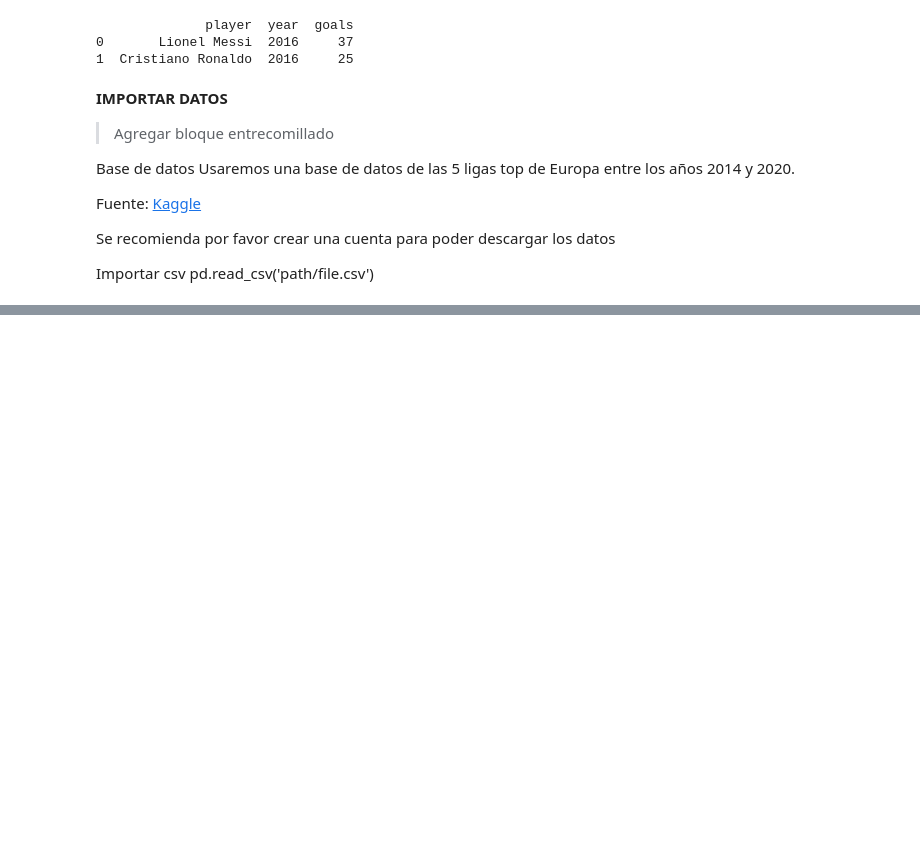
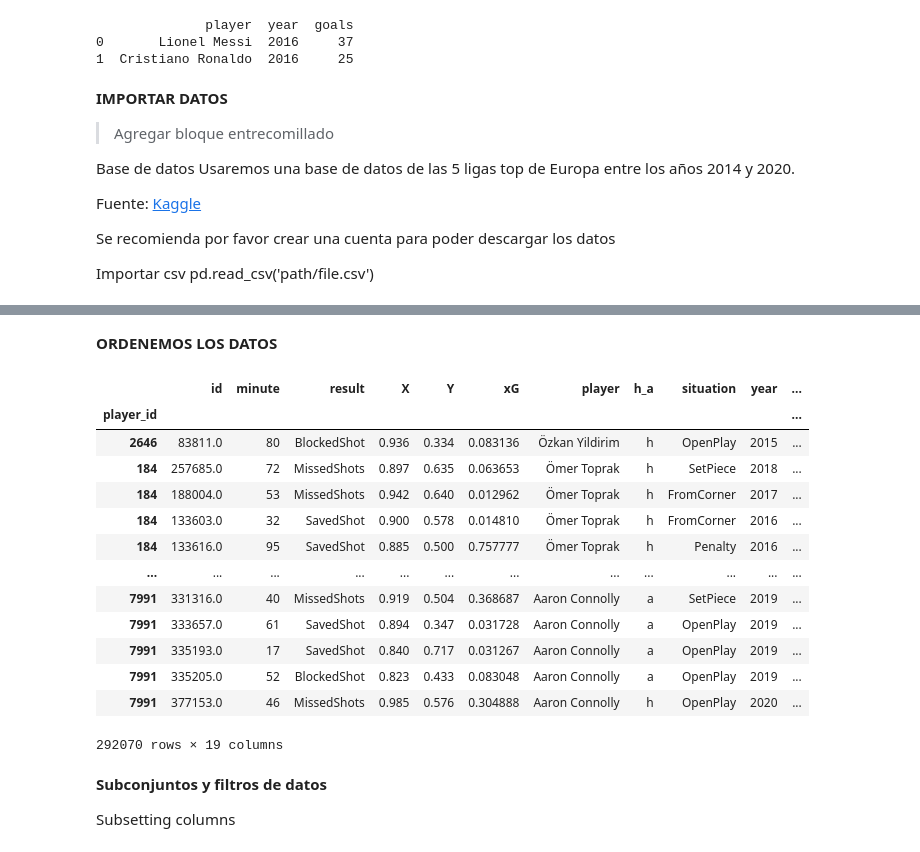
Before and after one commit to edelgado-1975/PandasOk, a Jupyter notebook: Trabajo en clase Ciencia de Datos.ipynb, the cells around one changed output, grey strips where cells are left out. Saved outputs shown, nothing was run; the diff lists cells and outputs as text; code cells hidden in the pictures; blank space fills up the shorter version.

```diff
--- a/Trabajo en clase Ciencia de Datos.ipynb
+++ b/Trabajo en clase Ciencia de Datos.ipynb
@@ -54,0 +100,3 @@ print(df)
+# %%
+df = pd.read_csv('sample_data/FullShotsData.csv', index_col='player_id')
+df
@@ -54,0 +173,19 @@ print(df)
+# %% [markdown]
+**ORDENEMOS LOS DATOS**
+# %%
+df.sort_values('player', ascending=False)
+# %% [output]
+|  | id | minute | result | X | Y | xG | player | h_a | situation | year | ... |
+| player_id |  |  |  |  |  |  |  |  |  |  | ... |
+| 2646 | 83811.0 | 80 | BlockedShot | 0.936 | 0.334 | 0.083136 | Özkan Yildirim | h | OpenPlay | 2015 | ... |
+| 184 | 257685.0 | 72 | MissedShots | 0.897 | 0.635 | 0.063653 | Ömer Toprak | h | SetPiece | 2018 | ... |
+| 184 | 188004.0 | 53 | MissedShots | 0.942 | 0.640 | 0.012962 | Ömer Toprak | h | FromCorner | 2017 | ... |
+| 184 | 133603.0 | 32 | SavedShot | 0.900 | 0.578 | 0.014810 | Ömer Toprak | h | FromCorner | 2016 | ... |
+| 184 | 133616.0 | 95 | SavedShot | 0.885 | 0.500 | 0.757777 | Ömer Toprak | h | Penalty | 2016 | ... |
+| ... | ... | ... | ... | ... | ... | ... | ... | ... | ... | ... | ... |
+| 7991 | 331316.0 | 40 | MissedShots | 0.919 | 0.504 | 0.368687 | Aaron Connolly | a | SetPiece | 2019 | ... |
+| 7991 | 333657.0 | 61 | SavedShot | 0.894 | 0.347 | 0.031728 | Aaron Connolly | a | OpenPlay | 2019 | ... |
+| 7991 | 335193.0 | 17 | SavedShot | 0.840 | 0.717 | 0.031267 | Aaron Connolly | a | OpenPlay | 2019 | ... |
+| 7991 | 335205.0 | 52 | BlockedShot | 0.823 | 0.433 | 0.083048 | Aaron Connolly | a | OpenPlay | 2019 | ... |
+| 7991 | 377153.0 | 46 | MissedShots | 0.985 | 0.576 | 0.304888 | Aaron Connolly | h | OpenPlay | 2020 | ... |
+292070 rows × 19 columns
@@ -54,0 +194,4 @@ print(df)
+# %% [markdown]
+**Subconjuntos y filtros de datos**
+
+Subsetting columns
```
Also changed, not shown: parts of 11 cells of this notebook.
